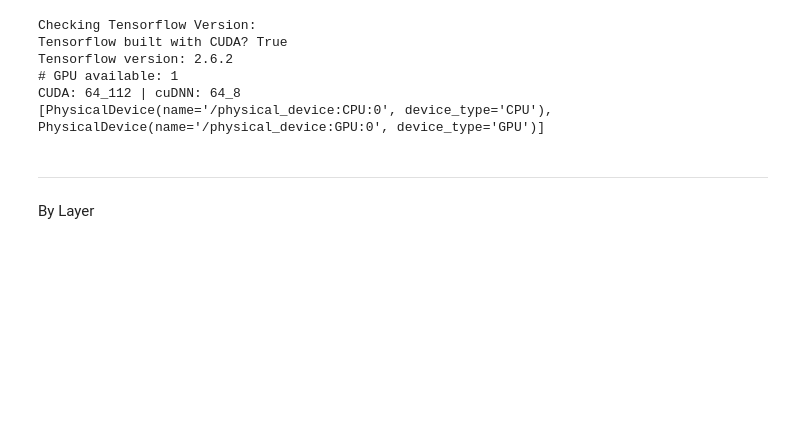
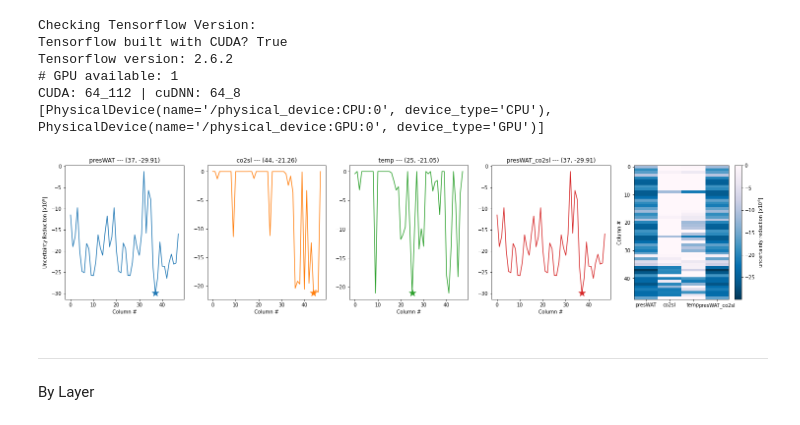
Before and after one commit to misaelmmorales/CO2-Monitor-Optim, a Jupyter notebook: _misael_nb.ipynb, the cells around one changed output. Drawn from its saved outputs; the diff is of its cells as text; code cells hidden in the pictures; blank space fills up the shorter version.

```diff
--- a/_misael_nb.ipynb
+++ b/_misael_nb.ipynb
@@ -27,3 +27,34 @@ opt.make_plot(global_res_df, local_res_df, mbounds=plot_bounds, showcontours=Tru
+# %%
+result_presWAT = np.load('result_presWAT.npy')
+result_co2sl   = np.load('result_co2sl.npy')
+result_temp    = np.load('result_temp.npy')
+result_presWAT_co2sl = np.load('result_presWAT_co2sl.npy')
+results = [result_presWAT, result_co2sl, result_temp, result_presWAT_co2sl]
+titles  = ['presWAT','co2sl','temp','presWAT_co2sl']
+
+temp = np.zeros((48,4))
+for i in range(4):
+    temp[:,i] = results[i]
+
+plt.figure(figsize=(25,5))
+for i in range(len(results)):
+    minloc, minval = np.argmin(results[i]), np.min(results[i])
+    plt.subplot(1,5,i+1)
+    plt.plot(results[i], c='C{}'.format(i))
+    plt.scatter(minloc, minval, c='C{}'.format(i), marker='*', s=200)
+    plt.title('{} --- ({}, {:.2f})'.format(titles[i], minloc, minval))
+    plt.xlabel('Column #')
+    if i==0:
+        plt.ylabel('Uncertainty Reduciton [$x10^6$]')
+
+plt.subplot(1,5,5)
+plt.imshow(temp, aspect='auto', cmap='PuBu_r')
+plt.xticks(np.arange(4), labels=titles)
+plt.ylabel('Column #')
+plt.colorbar(label='uncertainty reduction [$x10^6$]')
+plt.show()
+# %% [output]
+[figure, added]
 # %% [markdown]
 ***
 By Layer
```
Also changed, not shown: parts of 1 cell of this notebook, 7 other files.
